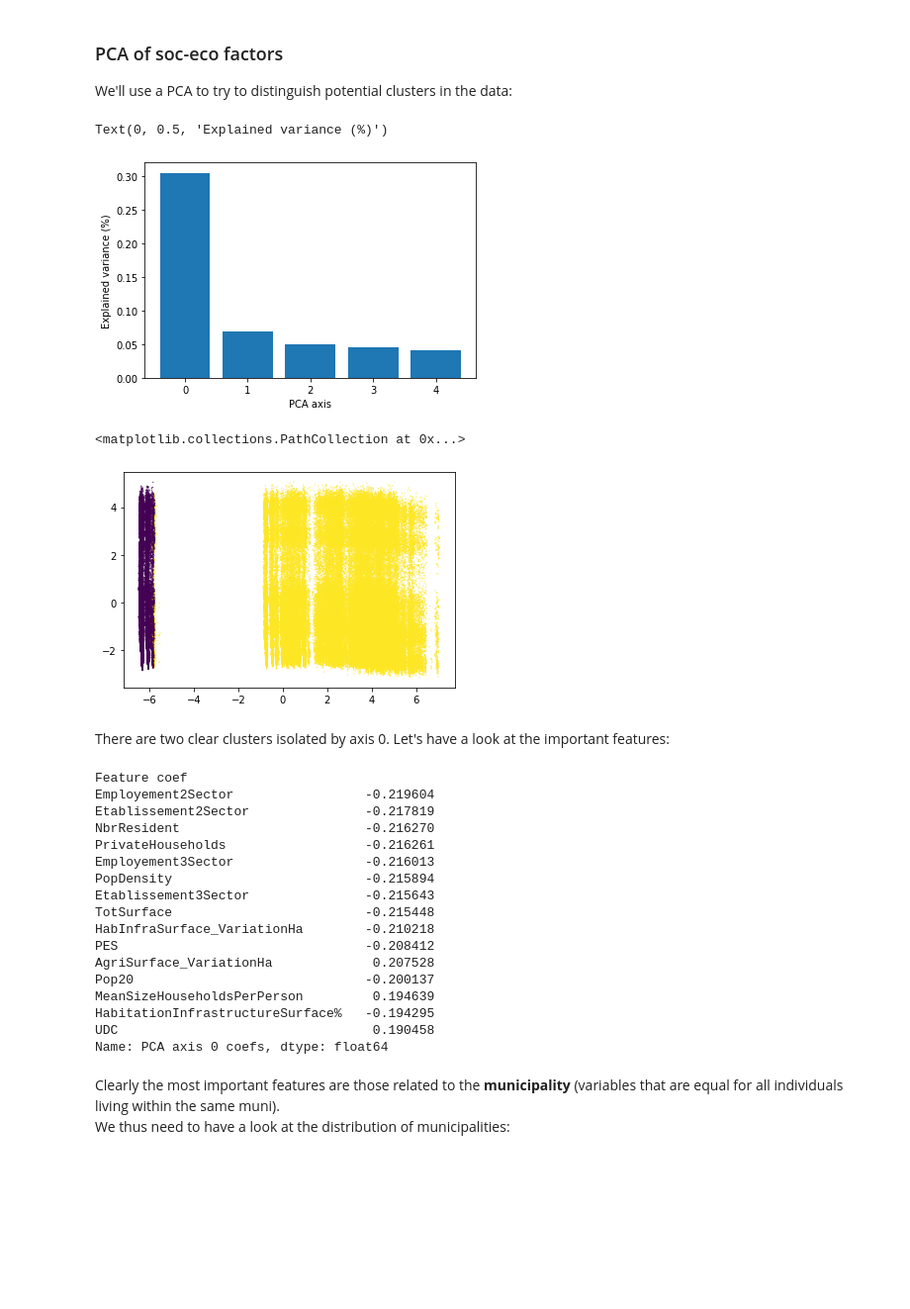
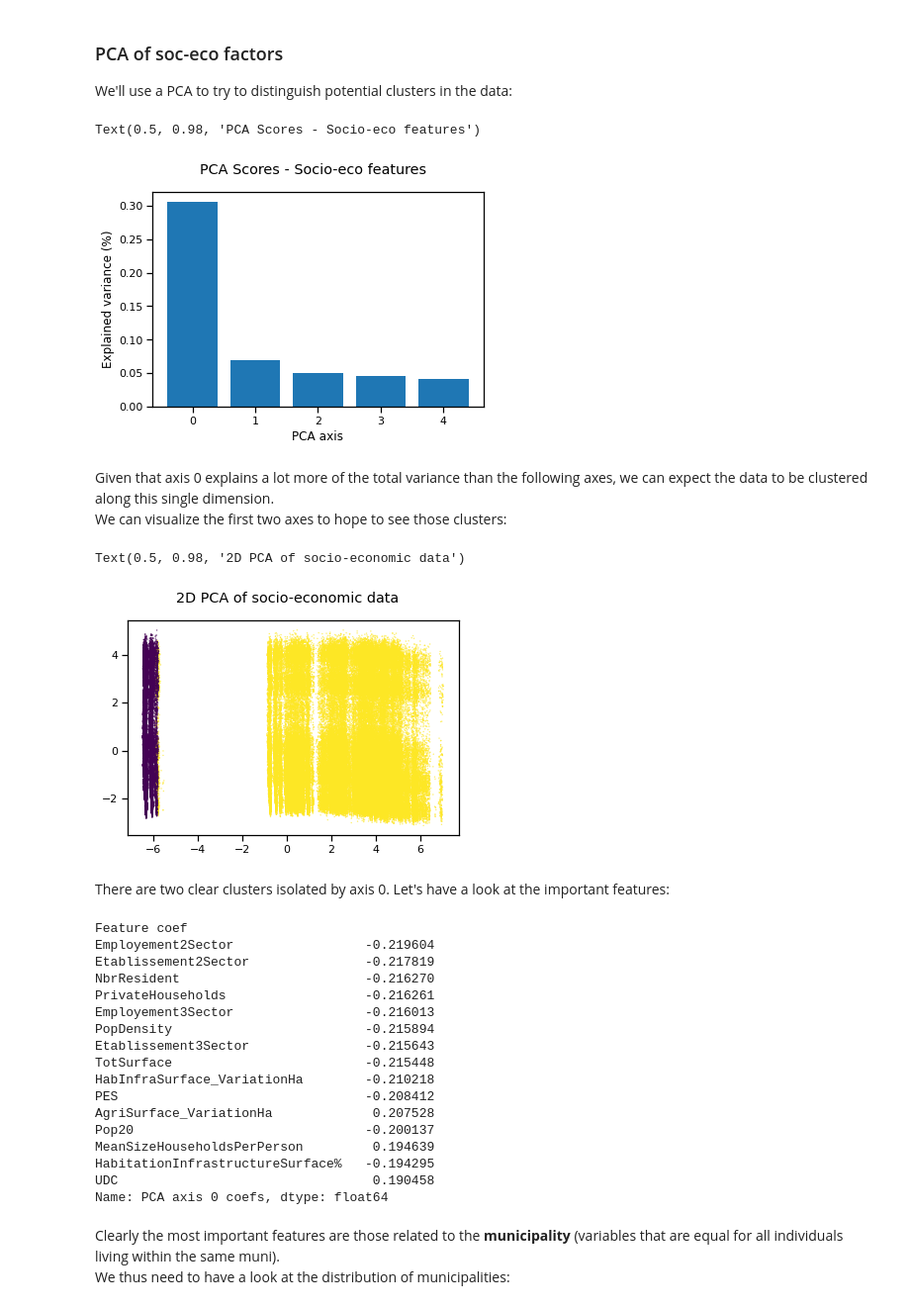
Before and after one commit to dauvillc/covid-19-switzerland, a Jupyter notebook: scripts/contact_matrices.ipynb, the cells around one changed output. Shown at 99% size. Saved outputs shown, nothing was run; the diff lists cells and outputs as text; code cells hidden in the pictures; blank space fills up the shorter version.

Commit message:
Contacts matrices PCA and clusters

````diff
--- a/scripts/contact_matrices.ipynb
+++ b/scripts/contact_matrices.ipynb
@@ -11,6 +11,8 @@ import scipy.sparse as sparse
 import sklearn
 from tqdm.notebook import tqdm
 from time import time
+
+sns.set_context("notebook")
 # %% [markdown]
 ## Loading data
 The dataframe ```data/matsim_population_activities.csv``` contains the list of all activities for each individual based on the MATSIM simulation.
@@ -271,6 +273,8 @@ import sklearn
 import statsmodels.api as sm
 import statsmodels.formula.api as smf
 import seaborn as sns
+
+sns.set_context("notebook")
 # %%
 # Loads the socio-eco data
 wave = 1
@@ -478,43 +482,55 @@ pca_clusters = pca_gmm.predict(pca_transform)
 # %%
 # Prints the explained variance for each component
 plt.bar(x=np.arange(soc_eco_pca.components_.shape[0]), height=soc_eco_pca.explained_variance_ratio_)
 plt.xlabel('PCA axis')
 plt.ylabel('Explained variance (%)')
+plt.suptitle("PCA Scores - Socio-eco features")
 # %% [output]
-Text(0, 0.5, 'Explained variance (%)')
+Text(0.5, 0.98, 'PCA Scores - Socio-eco features')
-[figure, old version]
+[figure, new version]
+# %% [markdown]
+Given that axis 0 explains a lot more of the total variance than the following axes, we can expect the data to be clustered along this single dimension.
+We can visualize the first two axes to hope to see those clusters:
 # %%
 plt.scatter(pca_transform[:, 0], pca_transform[:, 1], c=pca_clusters, s=0.1)
+plt.suptitle("2D PCA of socio-economic data")
 # %% [output]
-<matplotlib.collections.PathCollection at 0x...>
+Text(0.5, 0.98, '2D PCA of socio-economic data')
-[figure, old version]
+[figure, new version]
 # %% [markdown]
 There are two clear clusters isolated by axis 0. Let's have a look at the important features:
 # %%
-features_ranking_indices = np.argsort(np.abs(soc_eco_pca.components_[0]))[::-1]
-features_ranking = pd.Series({feature: coef
-                    for feature, coef in zip(soc_eco_data.columns.values[features_ranking_indices],
-                                             soc_eco_pca.components_[0][features_ranking_indices])
-                   }, name="PCA axis 0 coefs").rename_axis('Feature coef')
-features_ranking.head(15)
+def pca_features_ranking(fitted_pca, feature_names, pca_axis=0):
+    """
+    Given a PCA axis, returns the coefficient of each feature
+    in that axis, ranked by importance.
+    """
+    features_ranking_indices = np.argsort(np.abs(fitted_pca.components_[pca_axis]))[::-1]
+    features_ranking = pd.Series({feature: coef
+                    for feature, coef in zip(feature_names[features_ranking_indices],
+                                             fitted_pca.components_[0][features_ranking_indices])
+                   }, name=f"PCA axis {pca_axis} coefs").rename_axis('Feature coef')
+    return features_ranking
-# %% [output]
-Feature coef
-Employement2Sector                 -0.219604
-Etablissement2Sector               -0.217819
-NbrResident                        -0.216270
-PrivateHouseholds                  -0.216261
-Employement3Sector                 -0.216013
-PopDensity                         -0.215894
-Etablissement3Sector               -0.215643
-TotSurface                         -0.215448
-HabInfraSurface_VariationHa        -0.210218
-PES                                -0.208412
-AgriSurface_VariationHa             0.207528
-Pop20                              -0.200137
-MeanSizeHouseholdsPerPerson         0.194639
-HabitationInfrastructureSurface%   -0.194295
-UDC                                 0.190458
-Name: PCA axis 0 coefs, dtype: float64
+# %%
+pca_features_ranking(soc_eco_pca, soc_eco_data.columns.values).head(15)
+# %% [output]
+Feature coef
+Employement2Sector                 -0.219604
+Etablissement2Sector               -0.217819
+NbrResident                        -0.216270
+PrivateHouseholds                  -0.216261
+Employement3Sector                 -0.216013
+PopDensity                         -0.215894
+Etablissement3Sector               -0.215643
+TotSurface                         -0.215448
+HabInfraSurface_VariationHa        -0.210218
+PES                                -0.208412
+AgriSurface_VariationHa             0.207528
+Pop20                              -0.200137
+MeanSizeHouseholdsPerPerson         0.194639
+HabitationInfrastructureSurface%   -0.194295
+UDC                                 0.190458
+Name: PCA axis 0 coefs, dtype: float64
 # %% [markdown]
 Clearly the most important features are those related to the **municipality** (variables that are equal for all individuals living within the same muni).
 We thus need to have a look at the distribution of municipalities:
````
Also changed, not shown: parts of 14 cells of this notebook.
